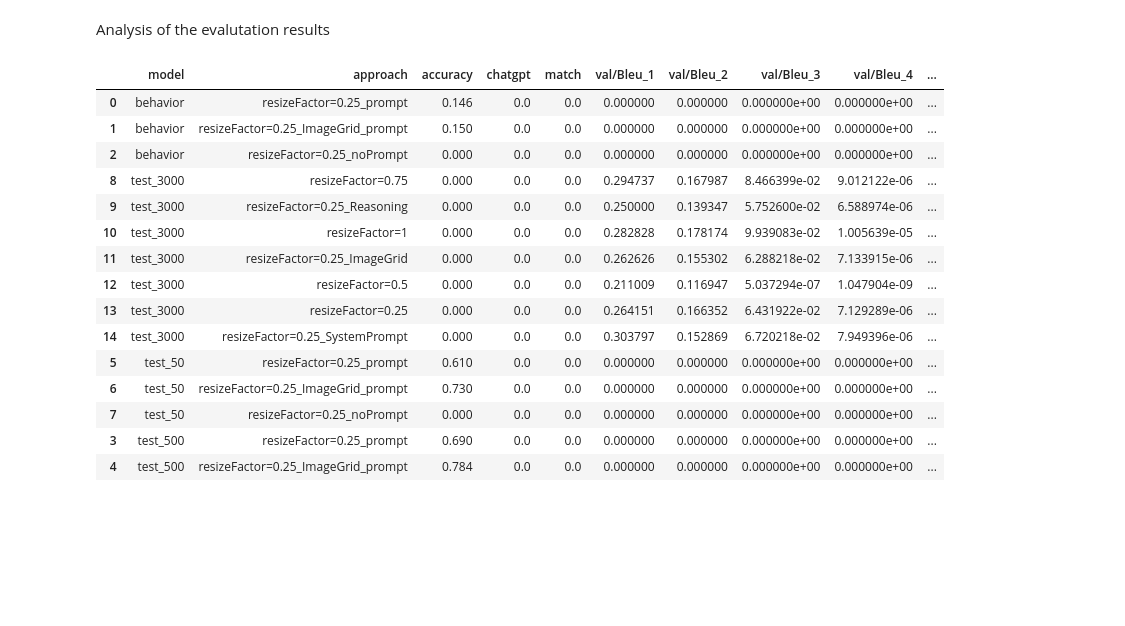
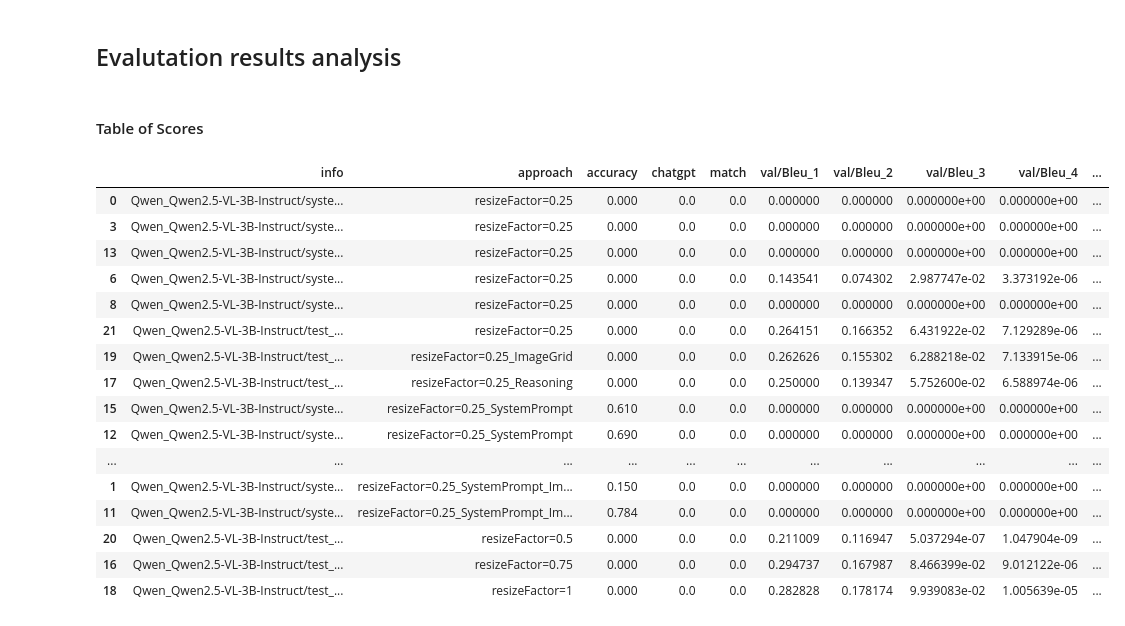
Before and after one commit to csiemssen/APP-RAS-Driving-with-Language, a Jupyter notebook: notebooks/analysis.ipynb, the cells around one changed output. Drawn from its saved outputs; the diff is of its cells as text; code cells hidden in the pictures; blank space fills up the shorter version.

```diff
--- a/notebooks/analysis.ipynb
+++ b/notebooks/analysis.ipynb
@@ -1,5 +201,5 @@
 # %% [markdown]
-Analysis of the evalutation results
+## Evalutation results analysis
 # %%
 import os
 import glob
@@ -7,7 +207,6 @@ import json
 import pandas as pd
 import numpy as np
 import matplotlib.pyplot as plt
-# import seaborn as sns
 
 results_dir = "../data/local_eval/"
 result_files = glob.glob(os.path.join(results_dir, "**/*_results.json"), recursive=True)
@@ -54,35 +253,37 @@ for file in filtered_result_files:
     all_results.append(row)
 
 
-df = pd.DataFrame(all_results).sort_values("model")
+df = pd.DataFrame(all_results).sort_values("approach")
+# %% [markdown]
+#### Table of Scores
 # %%
-# Table Comparison
 language_keys = [
     "val/Bleu_1",
     "val/Bleu_2",
     "val/Bleu_3",
     "val/Bleu_4",
     "val/ROUGE_L",
     "val/CIDEr",
 ]
 score_keys = ["accuracy", "chatgpt", "match"] + language_keys
 
-display_cols = ["model", "approach"] + score_keys
+display_cols = ["info", "approach"] + score_keys
 display(df[display_cols])
 # %% [output]
-|  | model | approach | accuracy | chatgpt | match | val/Bleu_1 | val/Bleu_2 | val/Bleu_3 | val/Bleu_4 | ... |
-| 0 | behavior | resizeFactor=0.25_prompt | 0.146 | 0.0 | 0.0 | 0.000000 | 0.000000 | 0.000000e+00 | 0.000000e+00 | ... |
-| 1 | behavior | resizeFactor=0.25_ImageGrid_prompt | 0.150 | 0.0 | 0.0 | 0.000000 | 0.000000 | 0.000000e+00 | 0.000000e+00 | ... |
-| 2 | behavior | resizeFactor=0.25_noPrompt | 0.000 | 0.0 | 0.0 | 0.000000 | 0.000000 | 0.000000e+00 | 0.000000e+00 | ... |
-| 8 | test_3000 | resizeFactor=0.75 | 0.000 | 0.0 | 0.0 | 0.294737 | 0.167987 | 8.466399e-02 | 9.012122e-06 | ... |
-| 9 | test_3000 | resizeFactor=0.25_Reasoning | 0.000 | 0.0 | 0.0 | 0.250000 | 0.139347 | 5.752600e-02 | 6.588974e-06 | ... |
-| 10 | test_3000 | resizeFactor=1 | 0.000 | 0.0 | 0.0 | 0.282828 | 0.178174 | 9.939083e-02 | 1.005639e-05 | ... |
-| 11 | test_3000 | resizeFactor=0.25_ImageGrid | 0.000 | 0.0 | 0.0 | 0.262626 | 0.155302 | 6.288218e-02 | 7.133915e-06 | ... |
-| 12 | test_3000 | resizeFactor=0.5 | 0.000 | 0.0 | 0.0 | 0.211009 | 0.116947 | 5.037294e-07 | 1.047904e-09 | ... |
-| 13 | test_3000 | resizeFactor=0.25 | 0.000 | 0.0 | 0.0 | 0.264151 | 0.166352 | 6.431922e-02 | 7.129289e-06 | ... |
-| 14 | test_3000 | resizeFactor=0.25_SystemPrompt | 0.000 | 0.0 | 0.0 | 0.303797 | 0.152869 | 6.720218e-02 | 7.949396e-06 | ... |
-| 5 | test_50 | resizeFactor=0.25_prompt | 0.610 | 0.0 | 0.0 | 0.000000 | 0.000000 | 0.000000e+00 | 0.000000e+00 | ... |
-| 6 | test_50 | resizeFactor=0.25_ImageGrid_prompt | 0.730 | 0.0 | 0.0 | 0.000000 | 0.000000 | 0.000000e+00 | 0.000000e+00 | ... |
-| 7 | test_50 | resizeFactor=0.25_noPrompt | 0.000 | 0.0 | 0.0 | 0.000000 | 0.000000 | 0.000000e+00 | 0.000000e+00 | ... |
-| 3 | test_500 | resizeFactor=0.25_prompt | 0.690 | 0.0 | 0.0 | 0.000000 | 0.000000 | 0.000000e+00 | 0.000000e+00 | ... |
-| 4 | test_500 | resizeFactor=0.25_ImageGrid_prompt | 0.784 | 0.0 | 0.0 | 0.000000 | 0.000000 | 0.000000e+00 | 0.000000e+00 | ... |
+|  | info | approach | accuracy | chatgpt | match | val/Bleu_1 | val/Bleu_2 | val/Bleu_3 | val/Bleu_4 | ... |
+| 0 | Qwen_Qwen2.5-VL-3B-Instruct/syste... | resizeFactor=0.25 | 0.000 | 0.0 | 0.0 | 0.000000 | 0.000000 | 0.000000e+00 | 0.000000e+00 | ... |
+| 3 | Qwen_Qwen2.5-VL-3B-Instruct/syste... | resizeFactor=0.25 | 0.000 | 0.0 | 0.0 | 0.000000 | 0.000000 | 0.000000e+00 | 0.000000e+00 | ... |
+| 13 | Qwen_Qwen2.5-VL-3B-Instruct/syste... | resizeFactor=0.25 | 0.000 | 0.0 | 0.0 | 0.000000 | 0.000000 | 0.000000e+00 | 0.000000e+00 | ... |
+| 6 | Qwen_Qwen2.5-VL-3B-Instruct/syste... | resizeFactor=0.25 | 0.000 | 0.0 | 0.0 | 0.143541 | 0.074302 | 2.987747e-02 | 3.373192e-06 | ... |
+| 8 | Qwen_Qwen2.5-VL-3B-Instruct/syste... | resizeFactor=0.25 | 0.000 | 0.0 | 0.0 | 0.000000 | 0.000000 | 0.000000e+00 | 0.000000e+00 | ... |
+| 21 | Qwen_Qwen2.5-VL-3B-Instruct/test_... | resizeFactor=0.25 | 0.000 | 0.0 | 0.0 | 0.264151 | 0.166352 | 6.431922e-02 | 7.129289e-06 | ... |
+| 19 | Qwen_Qwen2.5-VL-3B-Instruct/test_... | resizeFactor=0.25_ImageGrid | 0.000 | 0.0 | 0.0 | 0.262626 | 0.155302 | 6.288218e-02 | 7.133915e-06 | ... |
+| 17 | Qwen_Qwen2.5-VL-3B-Instruct/test_... | resizeFactor=0.25_Reasoning | 0.000 | 0.0 | 0.0 | 0.250000 | 0.139347 | 5.752600e-02 | 6.588974e-06 | ... |
+| 15 | Qwen_Qwen2.5-VL-3B-Instruct/syste... | resizeFactor=0.25_SystemPrompt | 0.610 | 0.0 | 0.0 | 0.000000 | 0.000000 | 0.000000e+00 | 0.000000e+00 | ... |
+| 12 | Qwen_Qwen2.5-VL-3B-Instruct/syste... | resizeFactor=0.25_SystemPrompt | 0.690 | 0.0 | 0.0 | 0.000000 | 0.000000 | 0.000000e+00 | 0.000000e+00 | ... |
+| ... | ... | ... | ... | ... | ... | ... | ... | ... | ... | ... |
+| 1 | Qwen_Qwen2.5-VL-3B-Instruct/syste... | resizeFactor=0.25_SystemPrompt_Im... | 0.150 | 0.0 | 0.0 | 0.000000 | 0.000000 | 0.000000e+00 | 0.000000e+00 | ... |
+| 11 | Qwen_Qwen2.5-VL-3B-Instruct/syste... | resizeFactor=0.25_SystemPrompt_Im... | 0.784 | 0.0 | 0.0 | 0.000000 | 0.000000 | 0.000000e+00 | 0.000000e+00 | ... |
+| 20 | Qwen_Qwen2.5-VL-3B-Instruct/test_... | resizeFactor=0.5 | 0.000 | 0.0 | 0.0 | 0.211009 | 0.116947 | 5.037294e-07 | 1.047904e-09 | ... |
+| 16 | Qwen_Qwen2.5-VL-3B-Instruct/test_... | resizeFactor=0.75 | 0.000 | 0.0 | 0.0 | 0.294737 | 0.167987 | 8.466399e-02 | 9.012122e-06 | ... |
+| 18 | Qwen_Qwen2.5-VL-3B-Instruct/test_... | resizeFactor=1 | 0.000 | 0.0 | 0.0 | 0.282828 | 0.178174 | 9.939083e-02 | 1.005639e-05 | ... |
```
Also changed, not shown: parts of 11 cells of this notebook, 1 other file.
